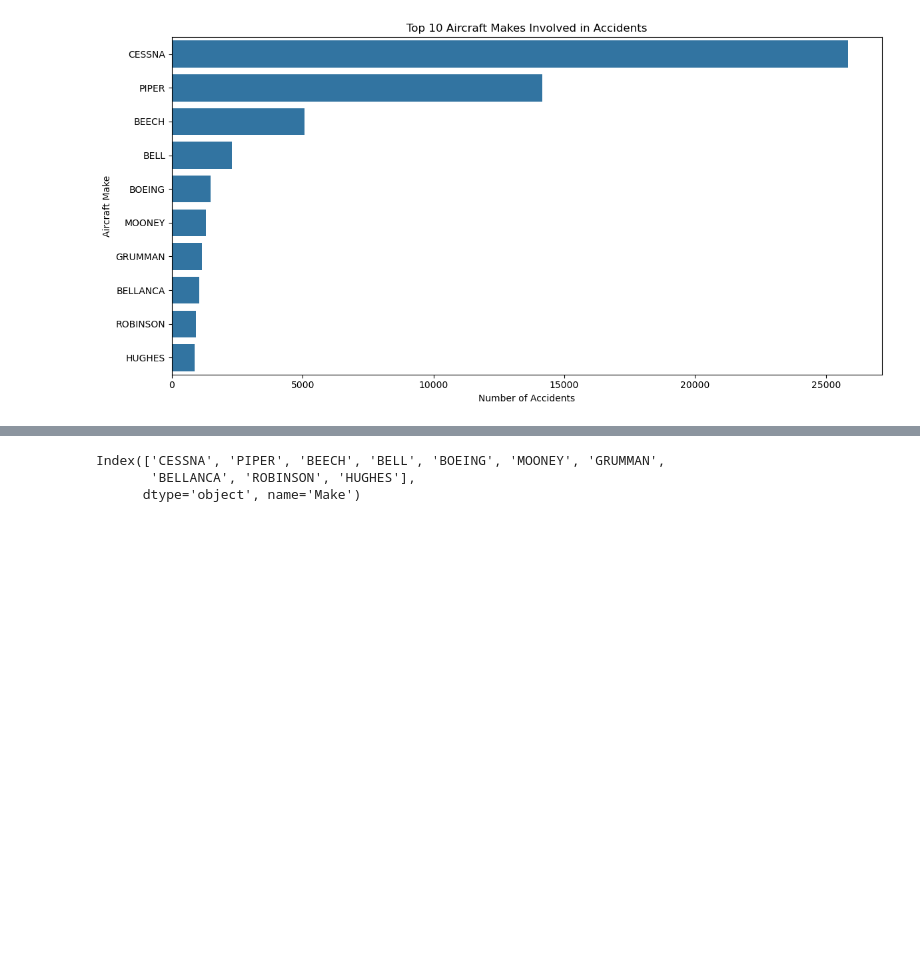
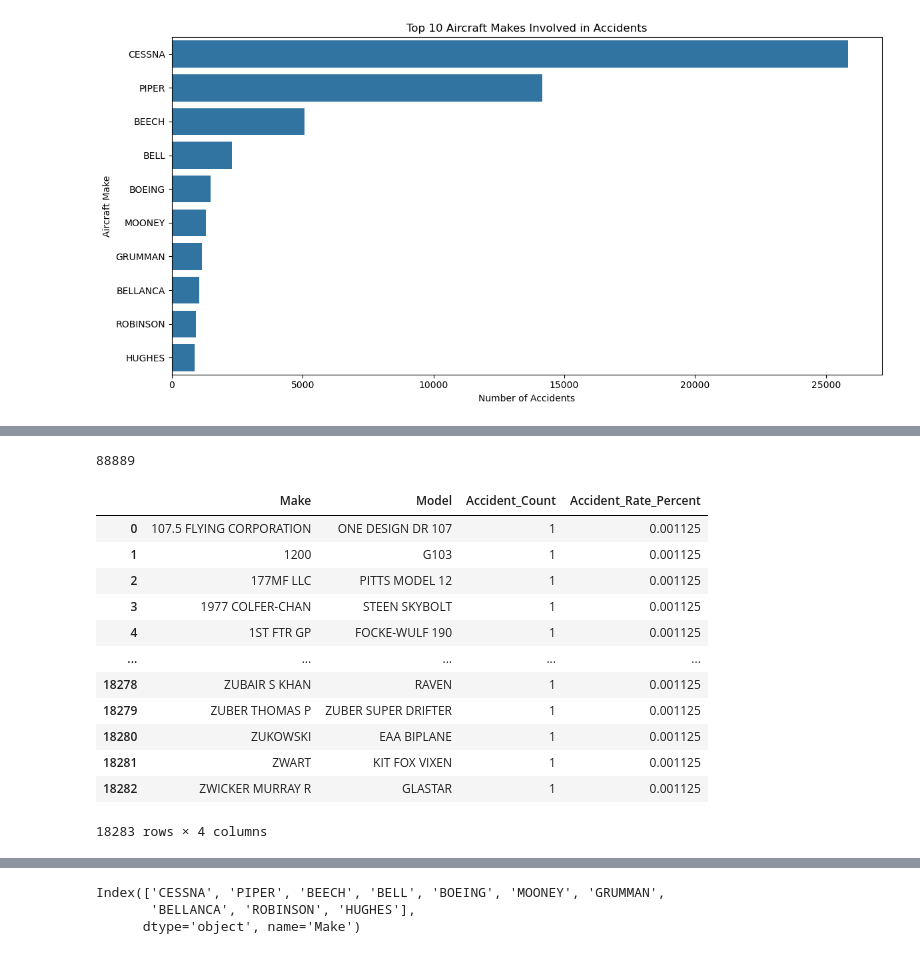
Before and after one commit to Muhadischol/Aviation_Analysis_Project, a Jupyter notebook: Notebooks/Accidents.ipynb, the cells around one changed output, grey strips where cells are left out. Drawn from its saved outputs; the diff is of its cells as text; code cells hidden in the pictures; blank space fills up the shorter version.

```diff
--- a/Notebooks/Accidents.ipynb
+++ b/Notebooks/Accidents.ipynb
@@ -516,0 +542,3 @@ plt.show()
+# %%
+model_counts = aviation_data.groupby(['Make', 'Model']).size().reset_index(name='Accident_Count')
+model_counts
@@ -516,0 +559,22 @@ plt.show()
+# %%
+total_accidents = aviation_data.shape[0]
+total_accidents
+# %% [output]
+88889
+# %%
+model_counts['Accident_Rate_Percent'] = (model_counts['Accident_Count'] / total_accidents) * 100
+model_counts
+# %% [output]
+|  | Make | Model | Accident_Count | Accident_Rate_Percent |
+| 0 | 107.5 FLYING CORPORATION | ONE DESIGN DR 107 | 1 | 0.001125 |
+| 1 | 1200 | G103 | 1 | 0.001125 |
+| 2 | 177MF LLC | PITTS MODEL 12 | 1 | 0.001125 |
+| 3 | 1977 COLFER-CHAN | STEEN SKYBOLT | 1 | 0.001125 |
+| 4 | 1ST FTR GP | FOCKE-WULF 190 | 1 | 0.001125 |
+| ... | ... | ... | ... | ... |
+| 18278 | ZUBAIR S KHAN | RAVEN | 1 | 0.001125 |
+| 18279 | ZUBER THOMAS P | ZUBER SUPER DRIFTER | 1 | 0.001125 |
+| 18280 | ZUKOWSKI | EAA BIPLANE | 1 | 0.001125 |
+| 18281 | ZWART | KIT FOX VIXEN | 1 | 0.001125 |
+| 18282 | ZWICKER MURRAY R | GLASTAR | 1 | 0.001125 |
+18283 rows × 4 columns
```
Also changed, not shown: parts of 11 cells of this notebook.
